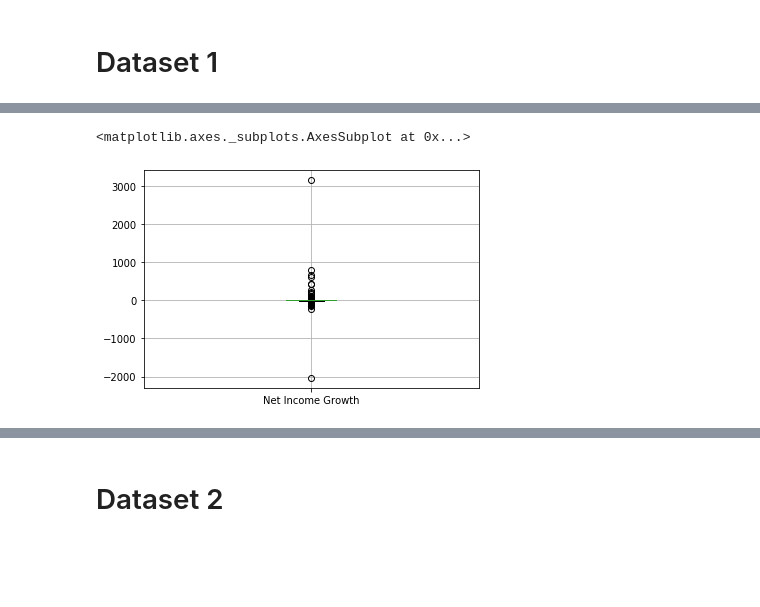
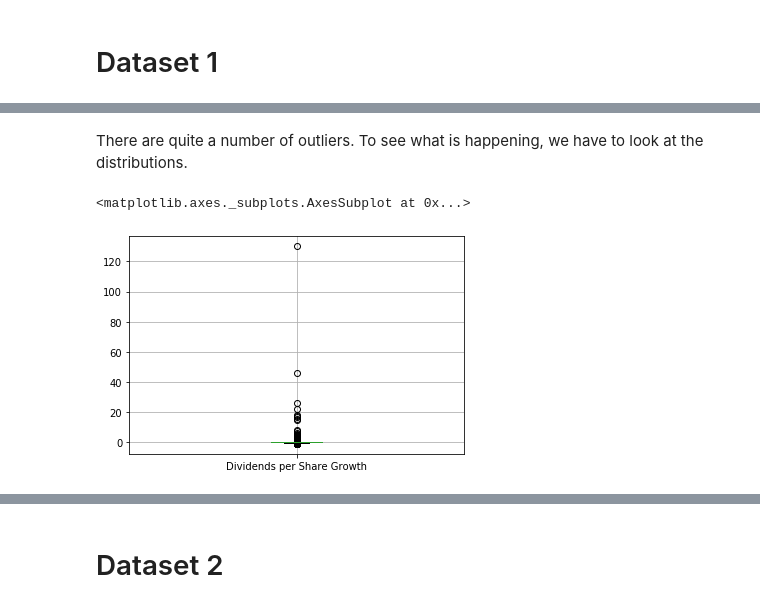
Before and after one commit to WafflesAreFriends/CPSC-4310-Stocks, a Jupyter notebook: DAP2/data_cleaning.ipynb, the cells around one changed output, grey strips where cells are left out. Saved outputs shown, nothing was run; the diff lists cells and outputs as text; code cells hidden in the pictures; blank space fills up the shorter version.

```diff
--- a/DAP2/data_cleaning.ipynb
+++ b/DAP2/data_cleaning.ipynb
@@ -19,0 +77,3 @@ df.head()
+# %%
+df = df.dropna()
+df.count()
@@ -134,5 +105,7 @@ df3.describe()
+# %% [markdown]
+There are quite a number of outliers. To see what is happening, we have to look at the distributions.
 # %%
-df3.boxplot(column=["Net Income Growth"])
+df.boxplot(column = "Dividends per Share Growth")
 # %% [output]
 <matplotlib.axes._subplots.AxesSubplot at 0x...>
-[figure, old version]
+[figure, new version]
```
Also changed, not shown: parts of 35 cells of this notebook.
